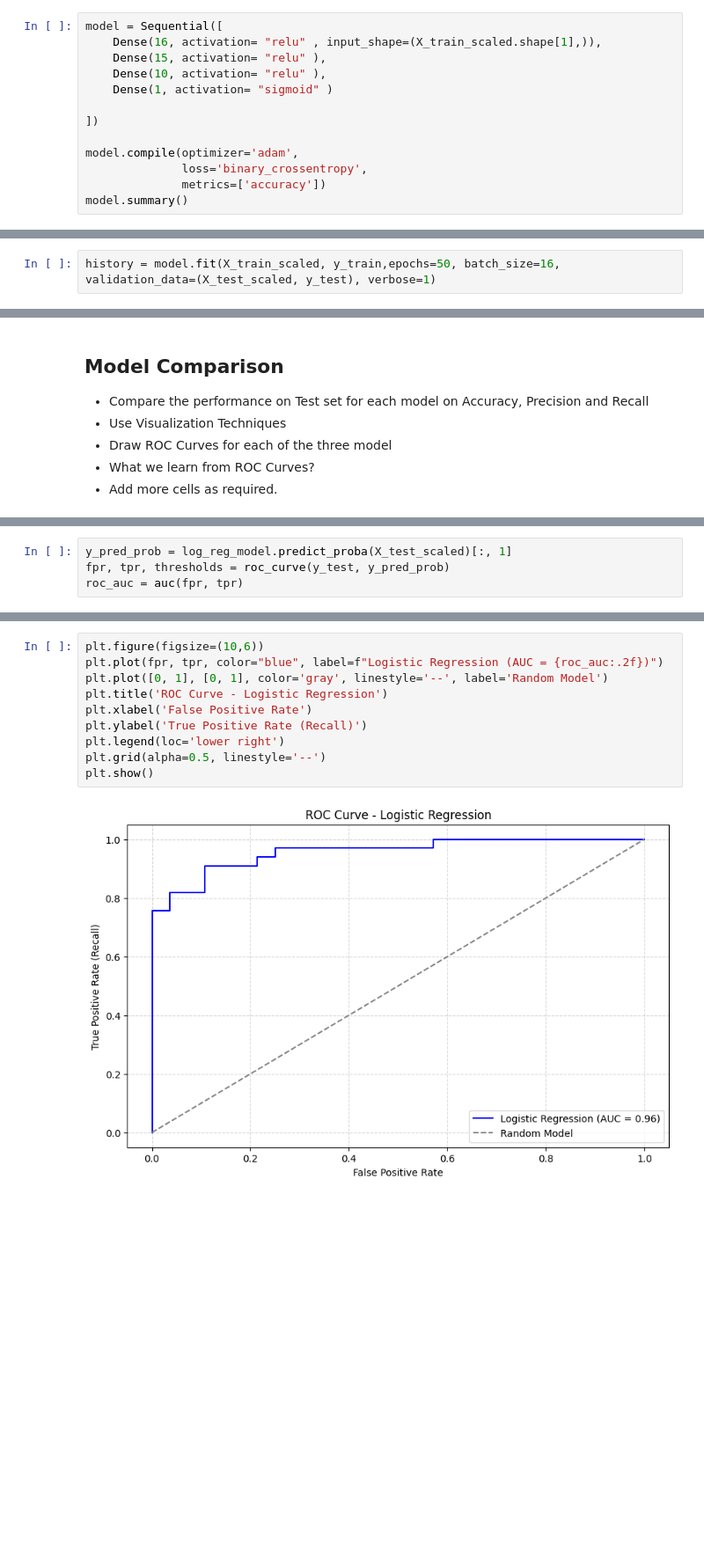
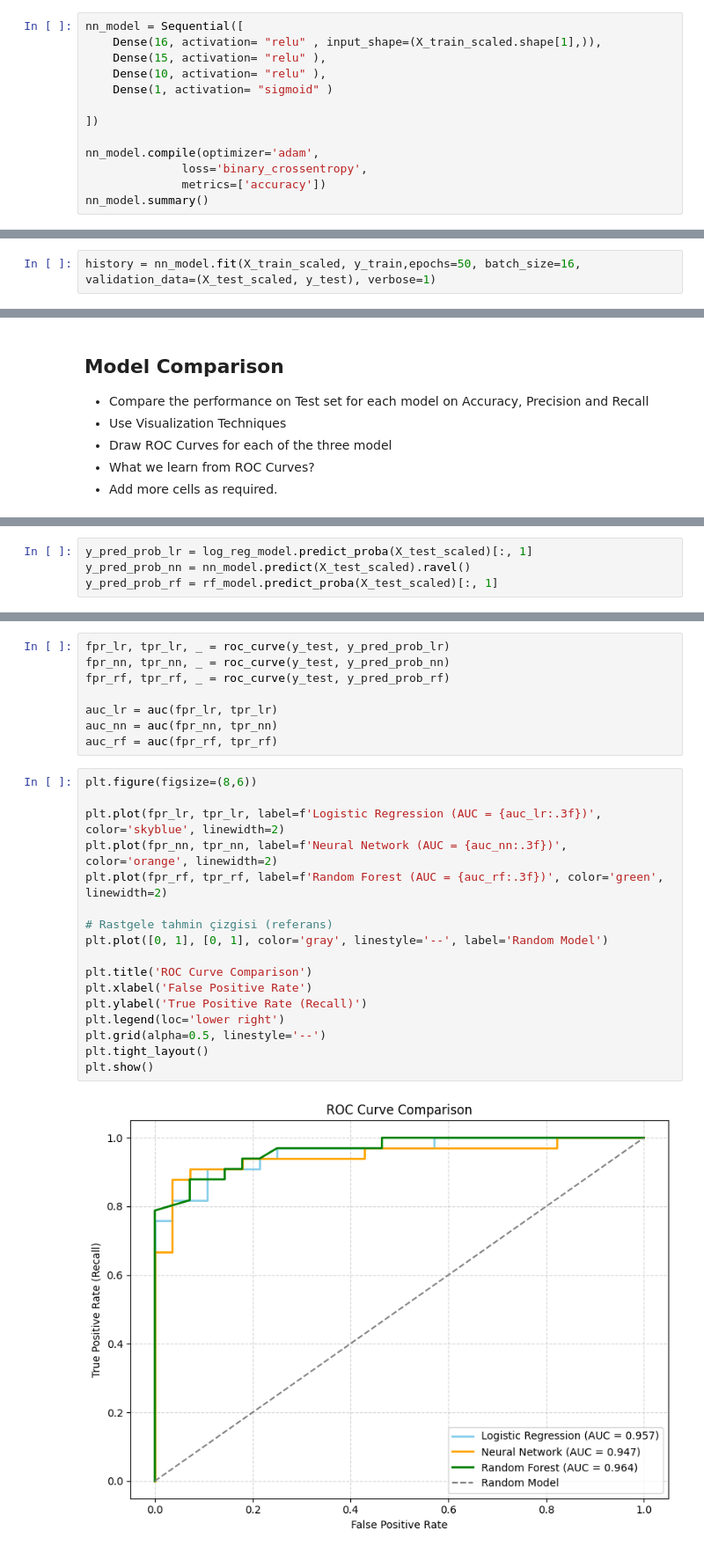
Before and after one commit to efederincay/binary-classification, a Jupyter notebook: Binary_Classification_Assignment.ipynb, the cells around one changed output, grey strips where cells are left out. Shown: that part at 88% size. Drawn from its saved outputs; the diff is of its cells as text; blank space fills up the shorter version.

Commit message:
Updated model names and applied ROC-AUC evaluation to all models

```diff
--- a/Binary_Classification_Assignment.ipynb
+++ b/Binary_Classification_Assignment.ipynb
@@ -321,7 +321,7 @@ plt.show()
 - Visualize the Training and Test Performance Metrics
 - Add more cells as required.
 # %%
-model = Sequential([
+nn_model = Sequential([
     Dense(16, activation= "relu" , input_shape=(X_train_scaled.shape[1],)),
     Dense(15, activation= "relu" ),
     Dense(10, activation= "relu" ),
@@ -329,8 +329,8 @@ model = Sequential([
 
 ])
 
-model.compile(optimizer='adam',
+nn_model.compile(optimizer='adam',
               loss='binary_crossentropy',
               metrics=['accuracy'])
-model.summary()
+nn_model.summary()
 # %% [output]
@@ -350,6 +350,6 @@ Model: "sequential_6"
  Trainable params: 650 (2.54 KB)
  Non-trainable params: 0 (0.00 B)
 # %%
-history = model.fit(X_train_scaled, y_train,epochs=50, batch_size=16, validation_data=(X_test_scaled, y_test), verbose=1)
+history = nn_model.fit(X_train_scaled, y_train,epochs=50, batch_size=16, validation_data=(X_test_scaled, y_test), verbose=1)
 # %% [output]
 Epoch 1/50
@@ -671,4 +671,4 @@ plt.show()
 # %%
-y_pred_prob = log_reg_model.predict_proba(X_test_scaled)[:, 1]
-fpr, tpr, thresholds = roc_curve(y_test, y_pred_prob)
-roc_auc = auc(fpr, tpr)
+y_pred_prob_lr = log_reg_model.predict_proba(X_test_scaled)[:, 1]
+y_pred_prob_nn = nn_model.predict(X_test_scaled).ravel()
+y_pred_prob_rf = rf_model.predict_proba(X_test_scaled)[:, 1]
@@ -675,15 +678,30 @@ roc_auc = auc(fpr, tpr)
+# %%
+fpr_lr, tpr_lr, _ = roc_curve(y_test, y_pred_prob_lr)
+fpr_nn, tpr_nn, _ = roc_curve(y_test, y_pred_prob_nn)
+fpr_rf, tpr_rf, _ = roc_curve(y_test, y_pred_prob_rf)
+
+auc_lr = auc(fpr_lr, tpr_lr)
+auc_nn = auc(fpr_nn, tpr_nn)
+auc_rf = auc(fpr_rf, tpr_rf)
 # %%
-plt.figure(figsize=(10,6))
-plt.plot(fpr, tpr, color="blue", label=f"Logistic Regression (AUC = {roc_auc:.2f})")
+plt.figure(figsize=(8,6))
+
+plt.plot(fpr_lr, tpr_lr, label=f'Logistic Regression (AUC = {auc_lr:.3f})', color='skyblue', linewidth=2)
+plt.plot(fpr_nn, tpr_nn, label=f'Neural Network (AUC = {auc_nn:.3f})', color='orange', linewidth=2)
+plt.plot(fpr_rf, tpr_rf, label=f'Random Forest (AUC = {auc_rf:.3f})', color='green', linewidth=2)
+
+# Rastgele tahmin çizgisi (referans)
 plt.plot([0, 1], [0, 1], color='gray', linestyle='--', label='Random Model')
-plt.title('ROC Curve - Logistic Regression')
+
+plt.title('ROC Curve Comparison')
 plt.xlabel('False Positive Rate')
 plt.ylabel('True Positive Rate (Recall)')
 plt.legend(loc='lower right')
 plt.grid(alpha=0.5, linestyle='--')
+plt.tight_layout()
 plt.show()
 # %% [output]
-[figure, old version]
+[figure, new version]
 # %% [markdown]
 ## More........
 1. Improve preprocessing steps (feature engineering, outlier detection, etc.) and observe any changes in the model performance.
```
Also changed, not shown: parts of 11 cells of this notebook.
